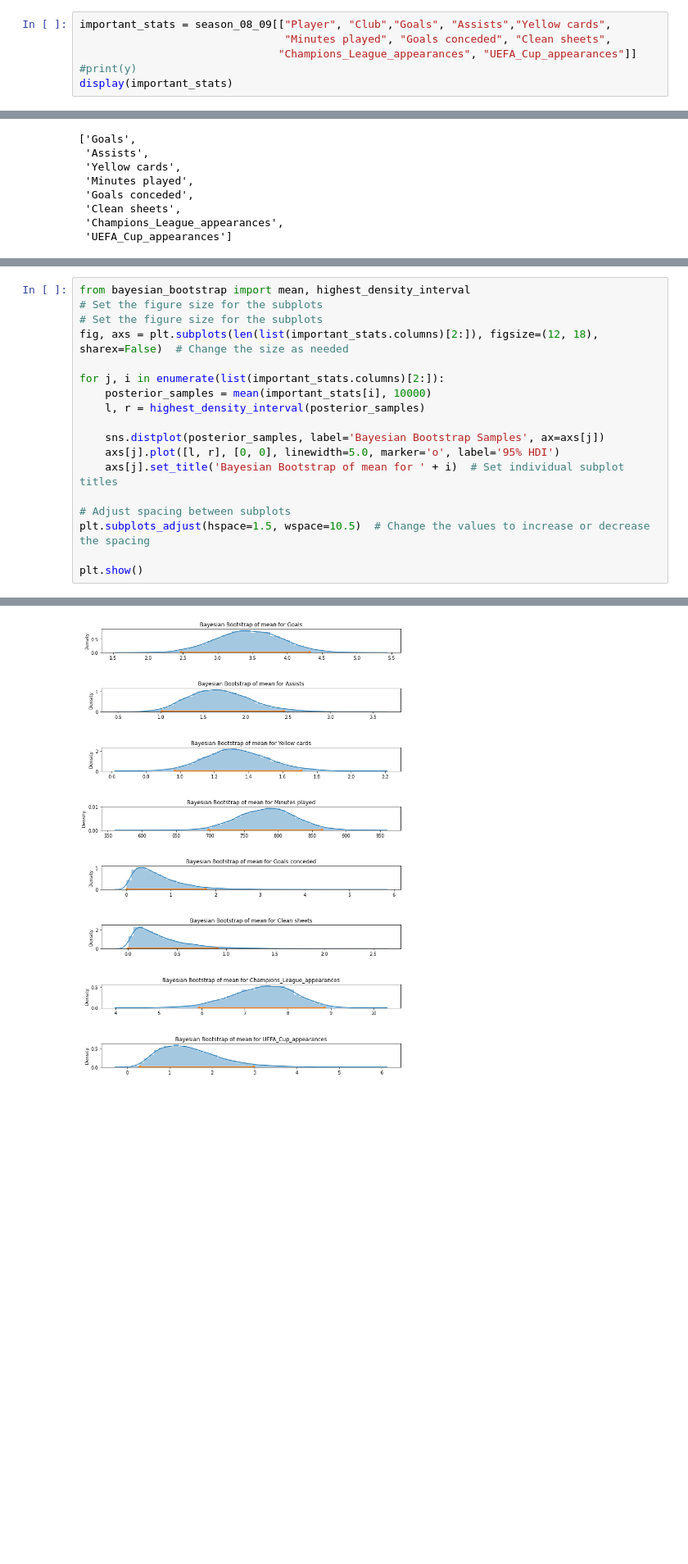
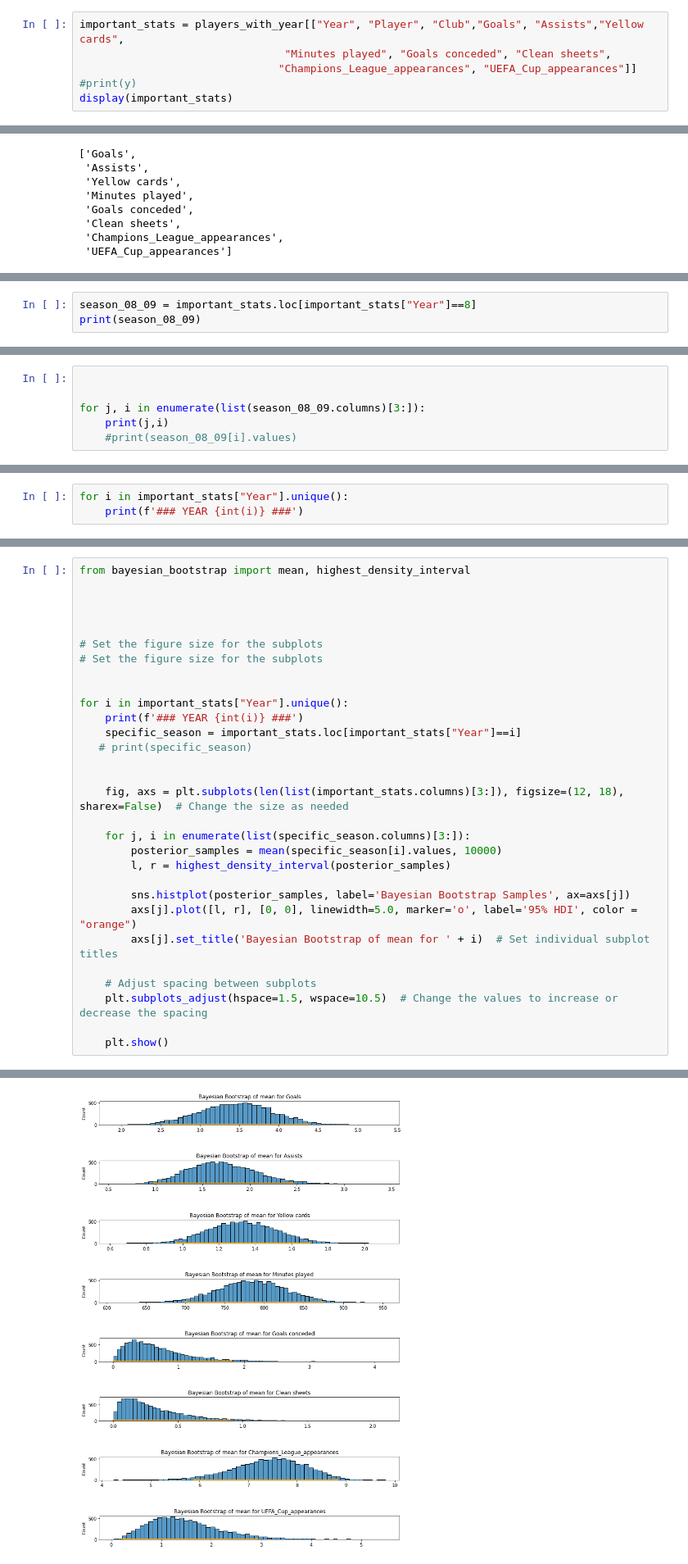
Before and after one commit to TheJarmanitor/outplayed, a Jupyter notebook: Bootstrapping_for_project.ipynb, the cells around one changed output, grey strips where cells are left out. Shown at 82% size. Saved outputs shown, nothing was run; the diff lists cells and outputs as text; blank space fills up the shorter version.

Commit message:
Updated with each season. All seasons at the end

```diff
--- a/Bootstrapping_for_project.ipynb
+++ b/Bootstrapping_for_project.ipynb
@@ -176,5 +197,5 @@ print(season_08_09)
 # %%
-important_stats = season_08_09[["Player", "Club","Goals", "Assists","Yellow cards",
+important_stats = players_with_year[["Year", "Player", "Club","Goals", "Assists","Yellow cards",
                                 "Minutes played", "Goals conceded", "Clean sheets",
                                "Champions_League_appearances", "UEFA_Cup_appearances"]]
 #print(y)
@@ -213,0 +257,3 @@ plt.figure(figsize=(10,10))
+# %%
+season_08_09 = important_stats.loc[important_stats["Year"]==8]
+print(season_08_09)
@@ -213,0 +278,6 @@ plt.figure(figsize=(10,10))
+# %%
+
+
+for j, i in enumerate(list(season_08_09.columns)[3:]):
+    print(j,i)
+    #print(season_08_09[i].values)
@@ -213,0 +293,3 @@ plt.figure(figsize=(10,10))
+# %%
+for i in important_stats["Year"].unique():
+    print(f'### YEAR {int(i)} ###')
@@ -214,19 +312,31 @@ plt.figure(figsize=(10,10))
 # %%
 from bayesian_bootstrap import mean, highest_density_interval
+
+
+
+
 # Set the figure size for the subplots
 # Set the figure size for the subplots
-fig, axs = plt.subplots(len(list(important_stats.columns)[2:]), figsize=(12, 18), sharex=False)  # Change the size as needed
 
-for j, i in enumerate(list(important_stats.columns)[2:]):
-    posterior_samples = mean(important_stats[i], 10000)
-    l, r = highest_density_interval(posterior_samples)
 
-    sns.distplot(posterior_samples, label='Bayesian Bootstrap Samples', ax=axs[j])
-    axs[j].plot([l, r], [0, 0], linewidth=5.0, marker='o', label='95% HDI')
-    axs[j].set_title('Bayesian Bootstrap of mean for ' + i)  # Set individual subplot titles
+for i in important_stats["Year"].unique():
+    print(f'### YEAR {int(i)} ###')
+    specific_season = important_stats.loc[important_stats["Year"]==i]
+   # print(specific_season)
 
-# Adjust spacing between subplots
-plt.subplots_adjust(hspace=1.5, wspace=10.5)  # Change the values to increase or decrease the spacing
 
-plt.show()
+    fig, axs = plt.subplots(len(list(important_stats.columns)[3:]), figsize=(12, 18), sharex=False)  # Change the size as needed
+
+    for j, i in enumerate(list(specific_season.columns)[3:]):
+        posterior_samples = mean(specific_season[i].values, 10000)
+        l, r = highest_density_interval(posterior_samples)
+
+        sns.histplot(posterior_samples, label='Bayesian Bootstrap Samples', ax=axs[j])
+        axs[j].plot([l, r], [0, 0], linewidth=5.0, marker='o', label='95% HDI', color = "orange")
+        axs[j].set_title('Bayesian Bootstrap of mean for ' + i)  # Set individual subplot titles
+
+    # Adjust spacing between subplots
+    plt.subplots_adjust(hspace=1.5, wspace=10.5)  # Change the values to increase or decrease the spacing
+
+    plt.show()
 # %% [output]
@@ -233 +344 @@ plt.show()
-[figure, old version]
+[figure, new version]
```
Also changed, not shown: parts of 11 cells of this notebook.
